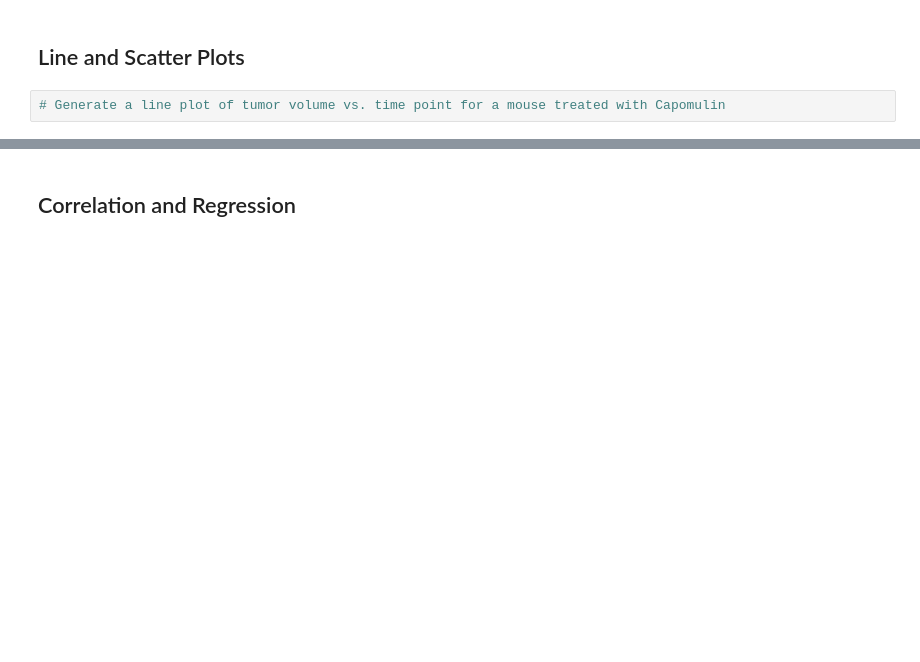
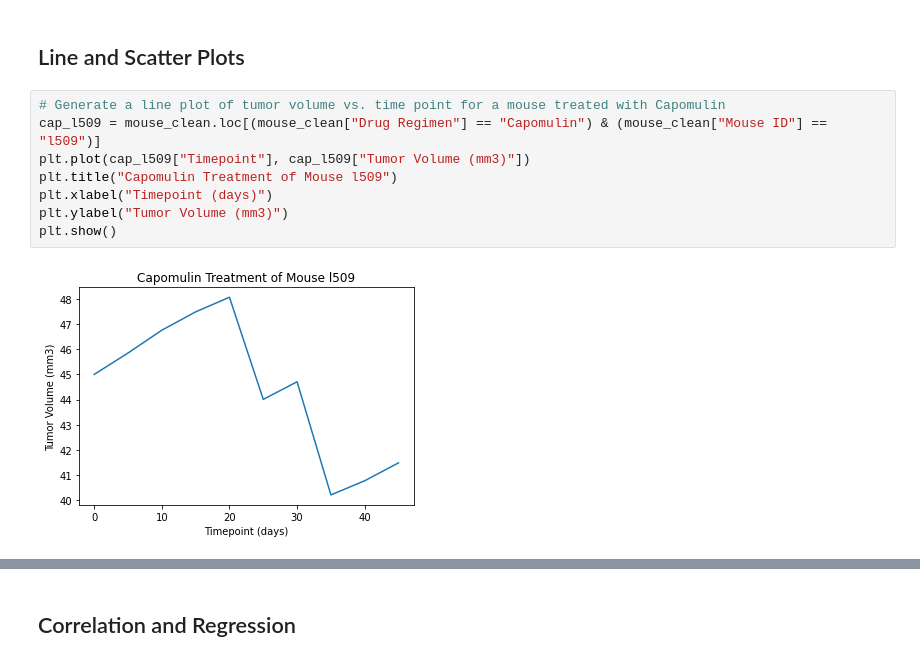
Before and after one commit to rileyunverferth/Mice-Tumor-Pharmaceutical-Analysis, a Jupyter notebook: pymaceuticals.ipynb, the cells around one changed output, grey strips where cells are left out. Saved outputs shown, nothing was run; the diff lists cells and outputs as text; blank space fills up the shorter version.

```diff
--- a/pymaceuticals.ipynb
+++ b/pymaceuticals.ipynb
@@ -235,5 +263,13 @@ Text(0, 0.5, 'Sex')
 ## Line and Scatter Plots
 # %%
 # Generate a line plot of tumor volume vs. time point for a mouse treated with Capomulin
+cap_l509 = mouse_clean.loc[(mouse_clean["Drug Regimen"] == "Capomulin") & (mouse_clean["Mouse ID"] == "l509")]
+plt.plot(cap_l509["Timepoint"], cap_l509["Tumor Volume (mm3)"])
+plt.title("Capomulin Treatment of Mouse l509")
+plt.xlabel("Timepoint (days)")
+plt.ylabel("Tumor Volume (mm3)")
+plt.show()
+# %% [output]
+[figure, added]
 # %%
 # Generate a scatter plot of average tumor volume vs. mouse weight for the Capomulin regimen
```
Also changed, not shown: parts of 8 cells of this notebook.
